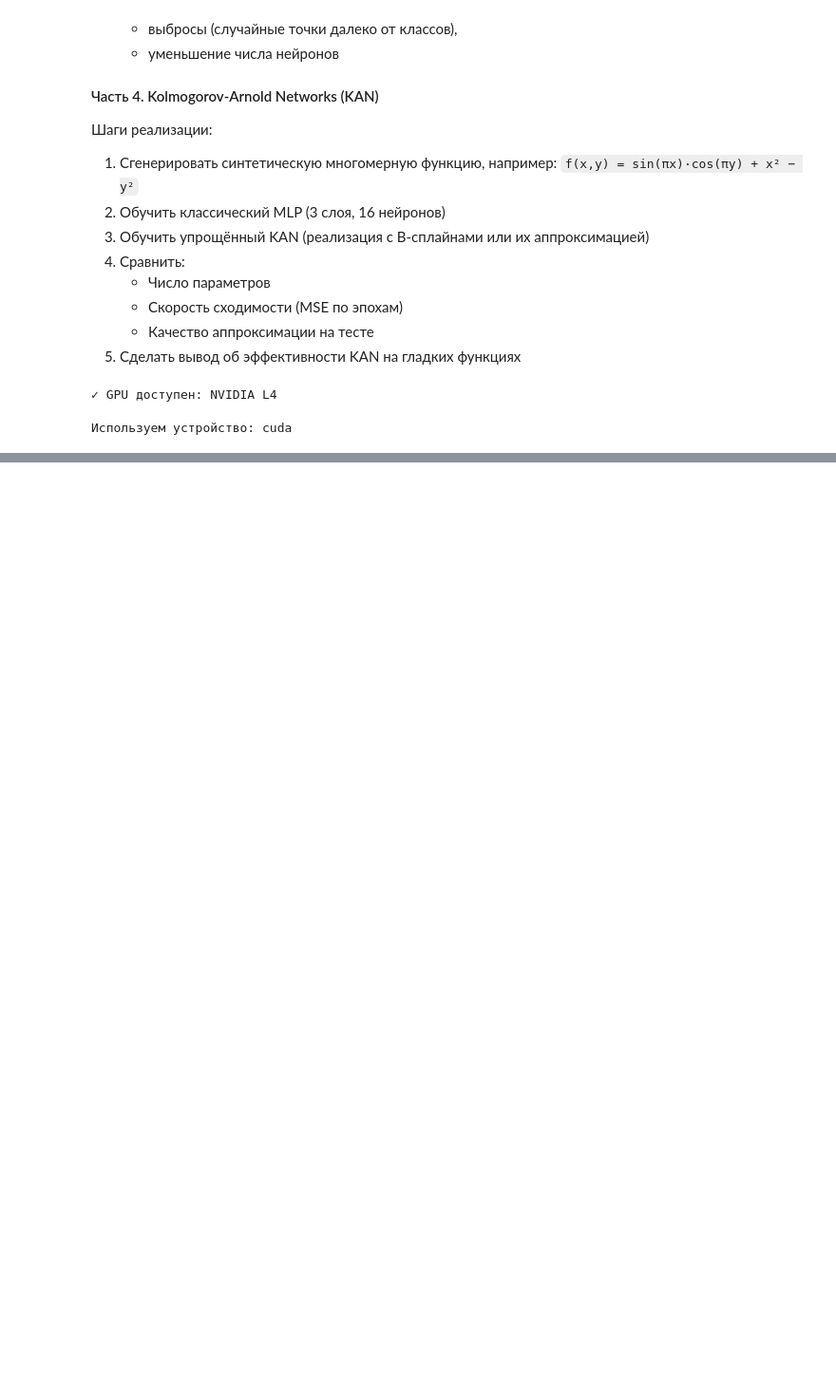
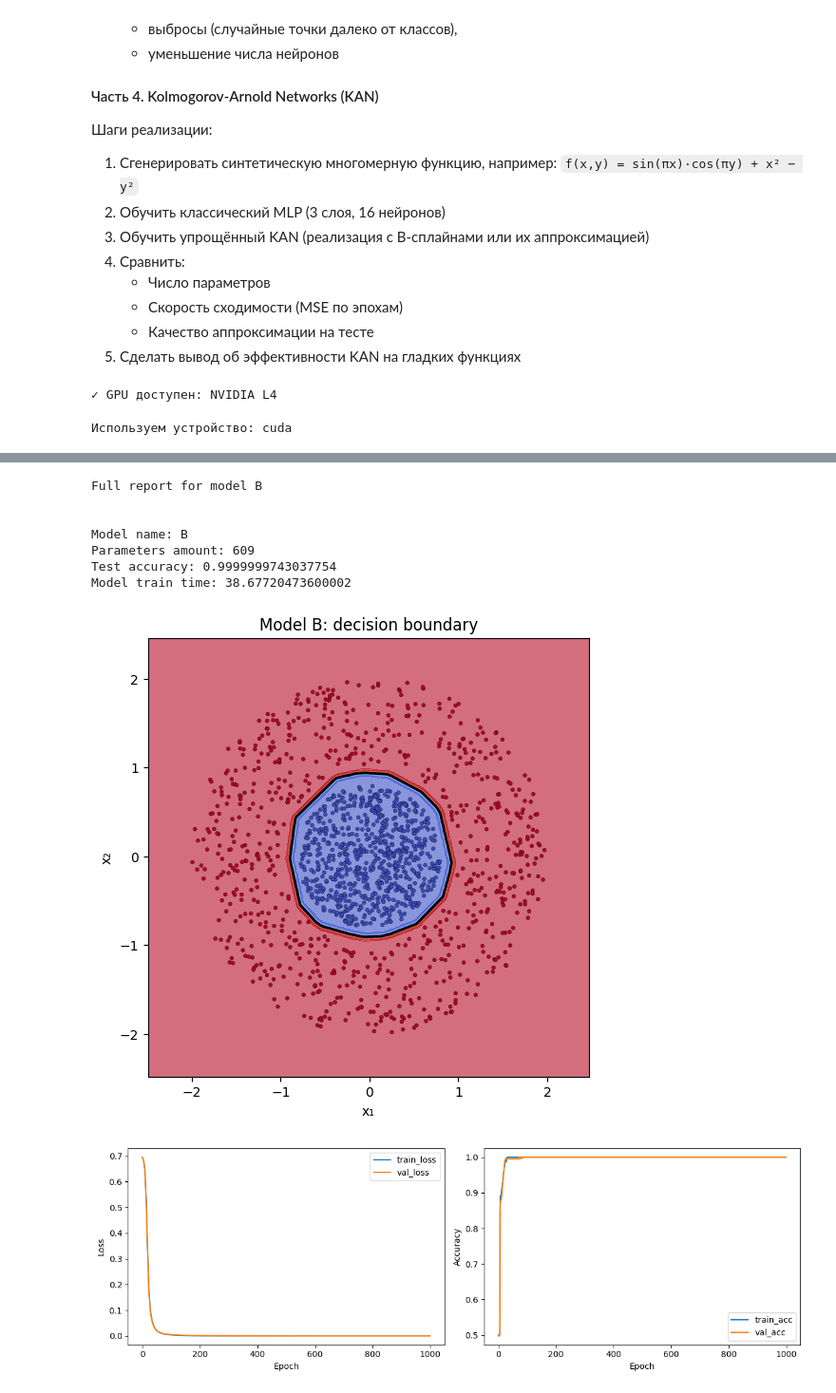
Before and after one commit to CactusDataMafia/dl_sem_7, a Jupyter notebook: Lab1.ipynb, the cells around one changed output, grey strips where cells are left out. Shown at 95% size. Drawn from its saved outputs; the diff is of its cells as text; code cells hidden in the pictures; blank space fills up the shorter version.

```diff
--- a/Lab1.ipynb
+++ b/Lab1.ipynb
@@ -387,0 +401,12 @@ Model train time: 44.320171274999666
+# %%
+sol.full_model_stats("B")
+# %% [output]
+Full report for model B
+
+
+Model name: B
+Parameters amount: 609
+Test accuracy: 0.9999999743037754
+Model train time: 38.67720473600002
+[figure, added]
+[figure, added]
```
Also changed, not shown: parts of 9 cells of this notebook.
